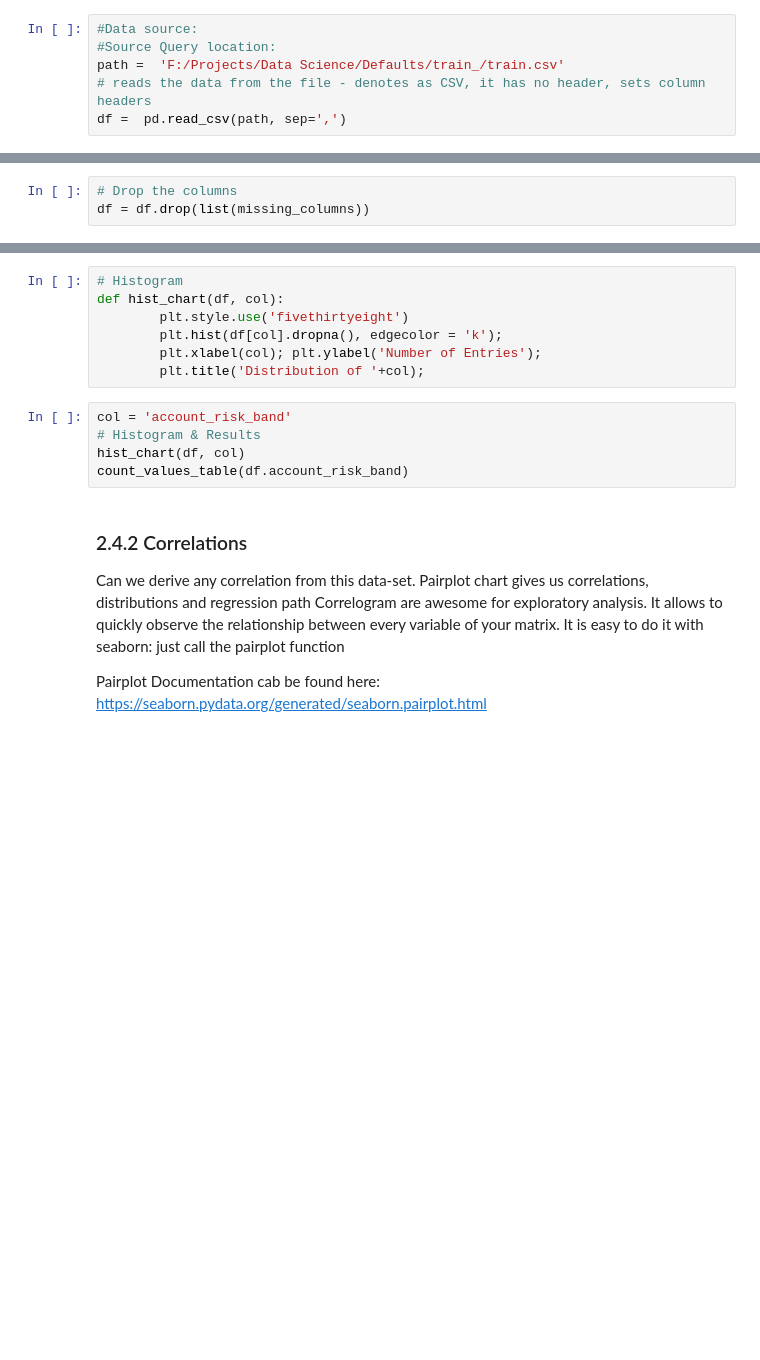
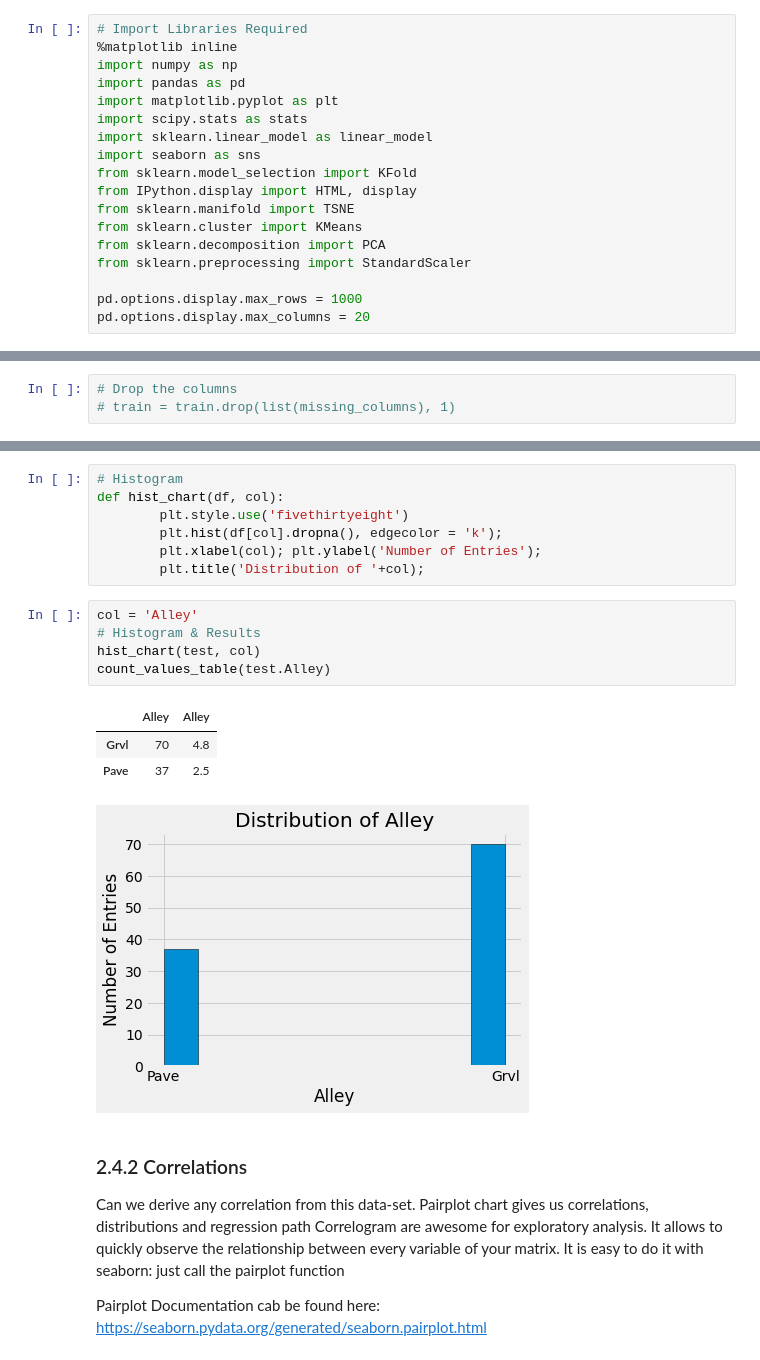
Before and after one commit to freya-git/LAVA, a Jupyter notebook: CRISP-DM_Template.ipynb, the cells around one changed output, grey strips where cells are left out. Cells and saved outputs as stored; diff of their text form; blank space fills up the shorter version.

```diff
--- a/CRISP-DM_Template.ipynb
+++ b/CRISP-DM_Template.ipynb
@@ -136,6 +126,18 @@ import seaborn as sns
-# %%
-#Data source:
-#Source Query location:
-path =  'F:/Projects/Data Science/Defaults/train_/train.csv'
-# reads the data from the file - denotes as CSV, it has no header, sets column headers
-df =  pd.read_csv(path, sep=',')
+# %%
+# Import Libraries Required
+%matplotlib inline
+import numpy as np
+import pandas as pd
+import matplotlib.pyplot as plt
+import scipy.stats as stats
+import sklearn.linear_model as linear_model
+import seaborn as sns
+from sklearn.model_selection import KFold
+from IPython.display import HTML, display
+from sklearn.manifold import TSNE
+from sklearn.cluster import KMeans
+from sklearn.decomposition import PCA
+from sklearn.preprocessing import StandardScaler
+
+pd.options.display.max_rows = 1000
+pd.options.display.max_columns = 20
@@ -193,3 +433,3 @@ print('We will remove %d columns.' % len(missing_columns))
 # %%
 # Drop the columns
-df = df.drop(list(missing_columns))
+# train = train.drop(list(missing_columns), 1)
@@ -232,10 +481,15 @@ def hist_chart(df, col):
         plt.xlabel(col); plt.ylabel('Number of Entries');
         plt.title('Distribution of '+col);
 # %%
-col = 'account_risk_band'
+col = 'Alley'
 # Histogram & Results
-hist_chart(df, col)
-count_values_table(df.account_risk_band)
+hist_chart(test, col)
+count_values_table(test.Alley)
+# %% [output]
+|  | Alley | Alley |
+| Grvl | 70 | 4.8 |
+| Pave | 37 | 2.5 |
+[figure, added]
 # %% [markdown]
 ### 2.4.2 Correlations  <a class="anchor" id="Correlations"></a>
 Can we derive any correlation from this data-set. Pairplot chart gives us correlations, distributions and regression path
```
Also changed, not shown: parts of 47 cells of this notebook.
